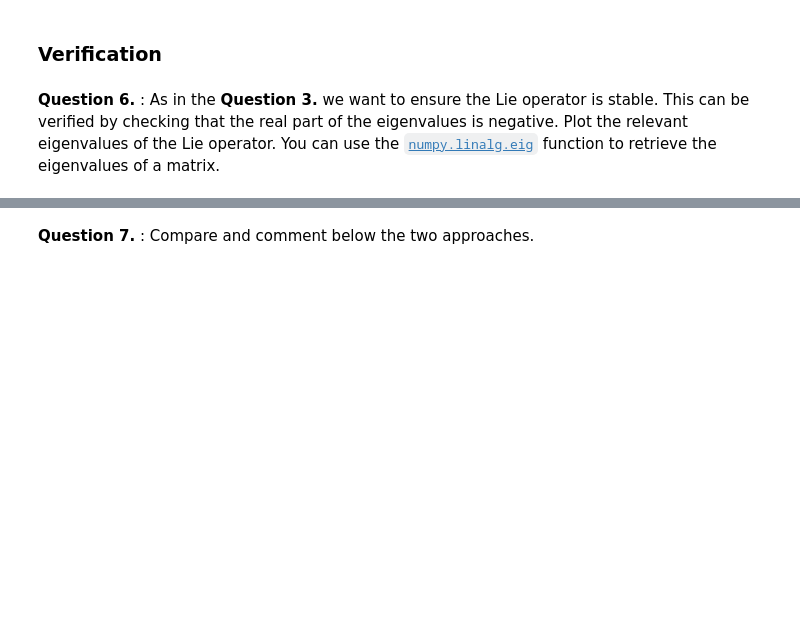
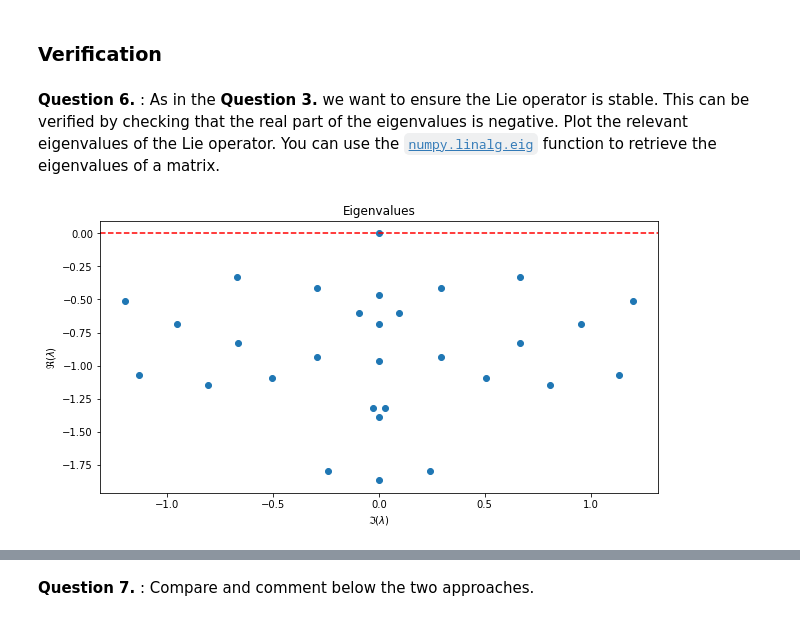
Before and after one commit to ArindamRoy23/DSBA_T2-CS-Advanced_Deep_Learning, a Jupyter notebook: TP5/TP5.ipynb, the cells around one changed output, grey strips where cells are left out. Drawn from its saved outputs; the diff is of its cells as text; code cells hidden in the pictures; blank space fills up the shorter version.

```diff
--- a/TP5/TP5.ipynb
+++ b/TP5/TP5.ipynb
@@ -601,10 +662,29 @@ inspired by VAE.
 For the training to be smooth, the encoder parameters are not affected by the **prediction loss in phase space**. This is based on an empirical observation and is motivated by the fact that the encoder appears in the three losses and plays a competitive role against the decoder and the Lie model. This should not affect the results since the encoder remains coupled with the decoder in the **reconstruction loss** and with the Lie operator in the **prediction loss in Koopman space**.
 # %% [markdown]
 **Question 5.** : Implement the loss function similarly to what you did for the **Question 2.**
-# %%
-def LOSS(X_, dX, gX, dgX, X_recon, dX_recon, jvp):
-    # To be Implemented
-    return total_loss
+# %%
+def LOSS(X_, dX, gX, dgX, X_recon, dX_recon, jvp, alpha1, alpha2, alpha3, alpha4):
+
+    criterion = nn.MSELoss()
+
+    # Freeze the encoder layers
+    for p in AUTOENCODER.encoder.parameters():
+      p.requires_grad = False
+
+    # Compute the losses
+    reconst_loss = criterion(X_recon, X_)
+    Lie_loss = criterion(dgX, jvp)
+    phase_loss = criterion(dX_recon, dX)
+    vae_loss = torch.abs(torch.mean(gX)) + torch.abs(torch.std(gX)-1)
+
+    # Unfreeze the encoder layers
+    for p in AUTOENCODER.encoder.parameters():
+      p.requires_grad = True
+
+    # Compute the total loss
+    total_loss = alpha1 * reconst_loss + alpha2 * Lie_loss + alpha3 * phase_loss + alpha4 * vae_loss
+
+    return total_loss, reconst_loss, Lie_loss, phase_loss, vae_loss
 # %% [markdown]
 Since trajectories are not needed, random states can be sampled from the system manifold $x_1 \in [-2, 2]$, $x_2 \in [-2, 2]$ (see previous figure).
 # %%
@@ -668,3 +778,19 @@ for epoch in range(100):
+# %%
+# check LIE stability
+
+# Compute the eigenvalues
+Lambda, _ = np.linalg.eig(L.detach().cpu().numpy())
+
+# Plot the eigenvalues
+plt.figure(figsize=(10,5))
+plt.scatter(np.imag(Lambda), np.real(Lambda))
+plt.axhline(0, color='r', linestyle='--')
+plt.xlabel('$\Im(\lambda)$')
+plt.ylabel('$\Re(\lambda)$')
+plt.title('Eigenvalues')
+plt.show()
+# %% [output]
+[figure, added]
 # %%
 def DUFFING(x : np.ndarray) -> np.ndarray:
     dx = np.zeros(x.shape)
```
Also changed, not shown: parts of 19 cells of this notebook.
